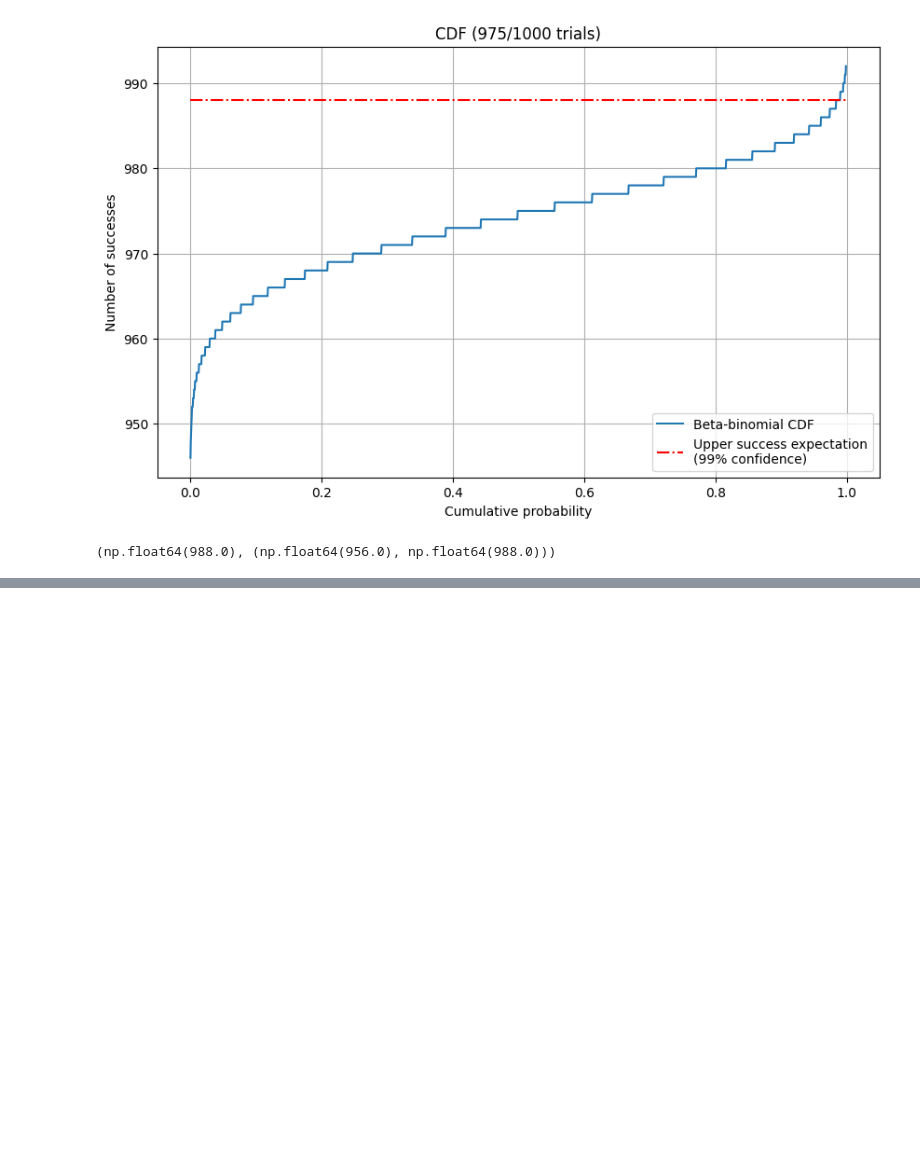
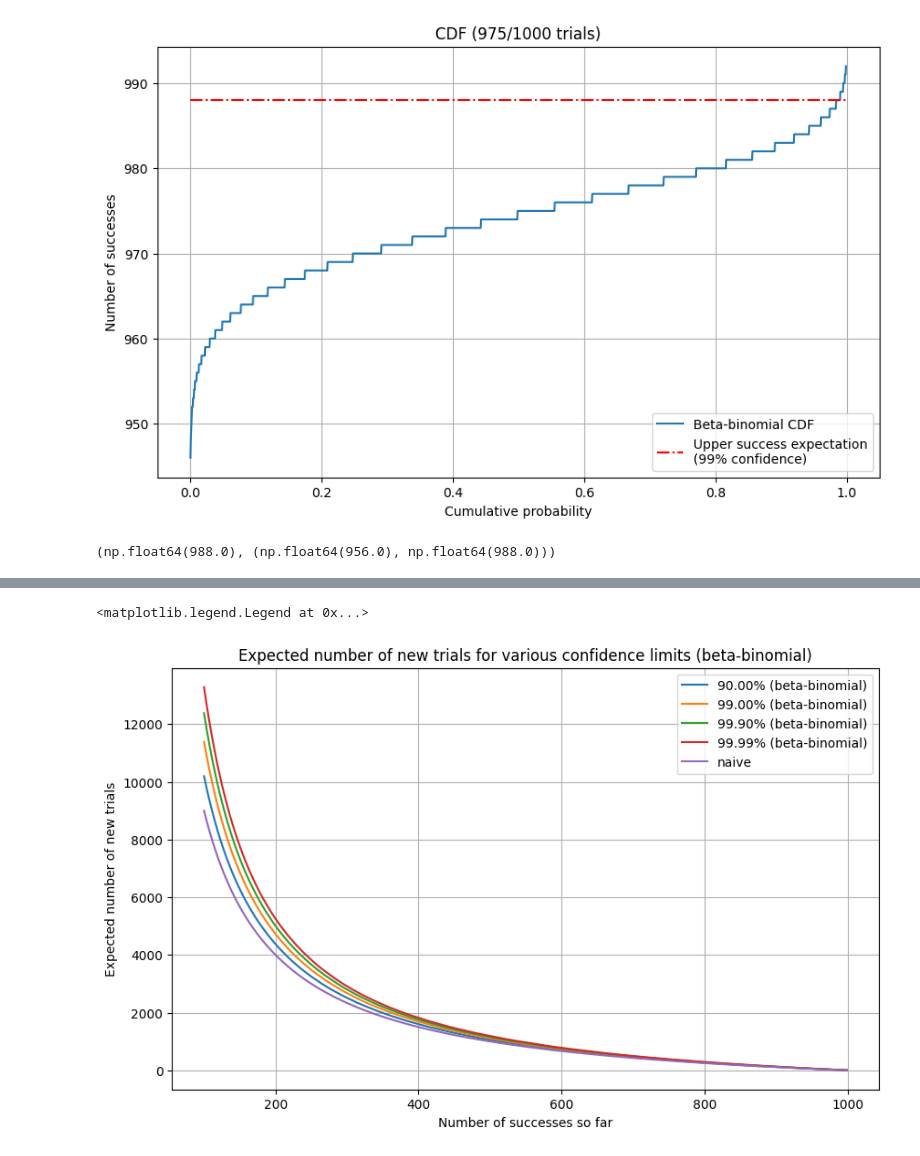
Before and after one commit to jlucas-oqc/playgound, a Jupyter notebook: beta_bin.ipynb, the cells around one changed output, grey strips where cells are left out. Saved outputs shown, nothing was run; the diff lists cells and outputs as text; code cells hidden in the pictures; blank space fills up the shorter version.

```diff
--- a/beta_bin.ipynb
+++ b/beta_bin.ipynb
@@ -128,0 +130,56 @@ plt.legend()
+# %%
+# Calculate the upper threshold of expected number of new trials
+# needed for each confidence limit given the number of good measurements so far
+# Use Beta posterior with prior a=1, b=1, so parameters are n_passes+1, n_failures+1
+
+
+def calc_upper_conf_betabinom(n_total, n_passes, conf_lim_1tail):
+    """
+    For each number of successes so far (n_passes), find the minimum number of additional trials
+    needed so that the probability of reaching n_total successes is at least conf_lim_1tail.
+    Uses the beta posterior lower bound as a guess, then root-finding for efficiency and robustness.
+    """
+    n_failures = n_total - n_passes
+    if n_passes >= n_total:
+        return 0
+    alpha = n_passes + 1
+    beta_param = n_failures + 1
+    required_successes = n_failures
+    # Step 1: Lower bound for pass rate at confidence level
+    lower_passrate = beta.ppf(1 - conf_lim_1tail, alpha, beta_param)
+
+    # Step 1: Define function for root finding
+    def func(k):
+        k = int(np.ceil(k))
+        if k < 0:
+            return -conf_lim_1tail
+        prob = 1 - betabinom.cdf(required_successes - 1, k, alpha, beta_param)
+        return prob - conf_lim_1tail
+
+    # Step 2: Estimate minimum number of additional trials needed
+    k_max = int(np.ceil(n_failures / lower_passrate)) if lower_passrate > 0 else n_failures
+    # Step 4: Use root finding. Find tue upper bound by , starting near the guess
+    while func(k_max) < 0:
+        k_max *= 2
+
+    sol = root_scalar(func, bracket=[0, k_max], method="bisect", xtol=1)
+    return int(np.ceil(sol.root))
+
+
+x = np.arange(100, n)
+plt.figure(figsize=(10, 6))
+for conf_lim in [0.9, 0.99, 0.999, 0.9999]:
+    y = [calc_upper_conf_betabinom(n, xi, conf_lim) for xi in x]
+    plt.plot(x, y, label=f"{conf_lim * 100:2.2f}% (beta-binomial)")
+# naive expectation of number of new trials needed to get n passes, given x passes so far:
+naive = (n - x) / (x / n)
+plt.plot(x, naive, label="naive")
+plt.xlabel("Number of successes so far")
+plt.ylabel("Expected number of new trials")
+# plt.yscale("log")
+plt.title("Expected number of new trials for various confidence limits (beta-binomial)")
+plt.grid()
+plt.legend()
+# %% [output]
+<matplotlib.legend.Legend at 0x...>
+[figure, added]
```
Also changed, not shown: parts of 3 cells of this notebook.
